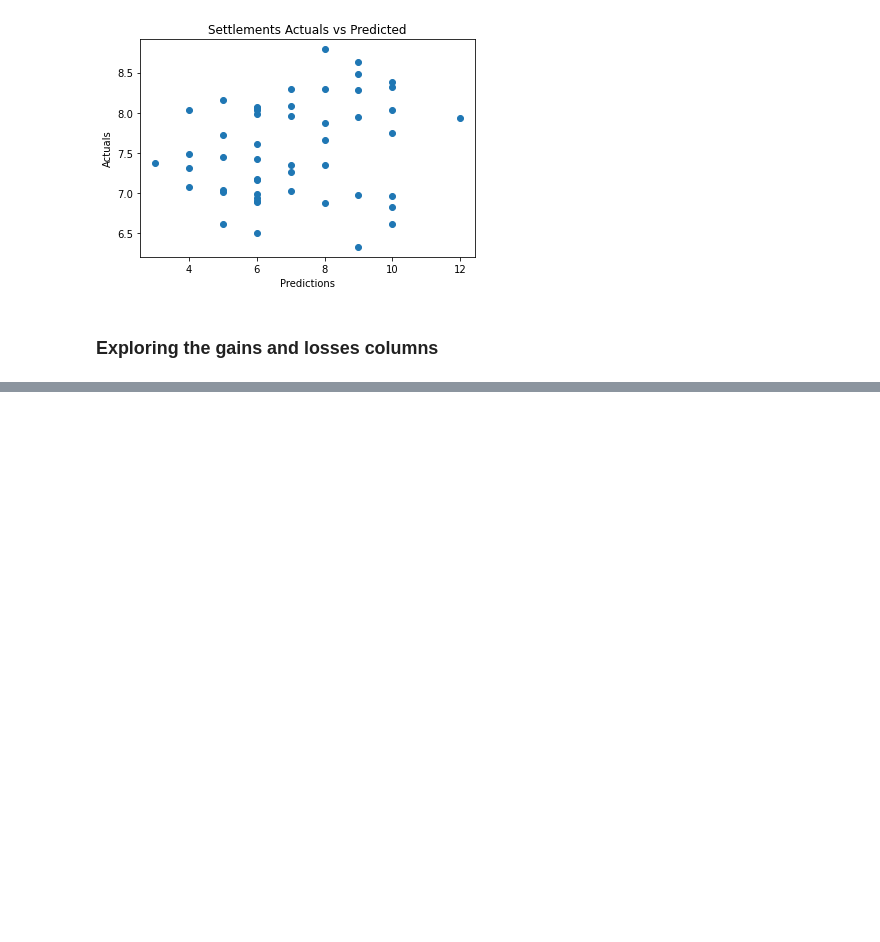
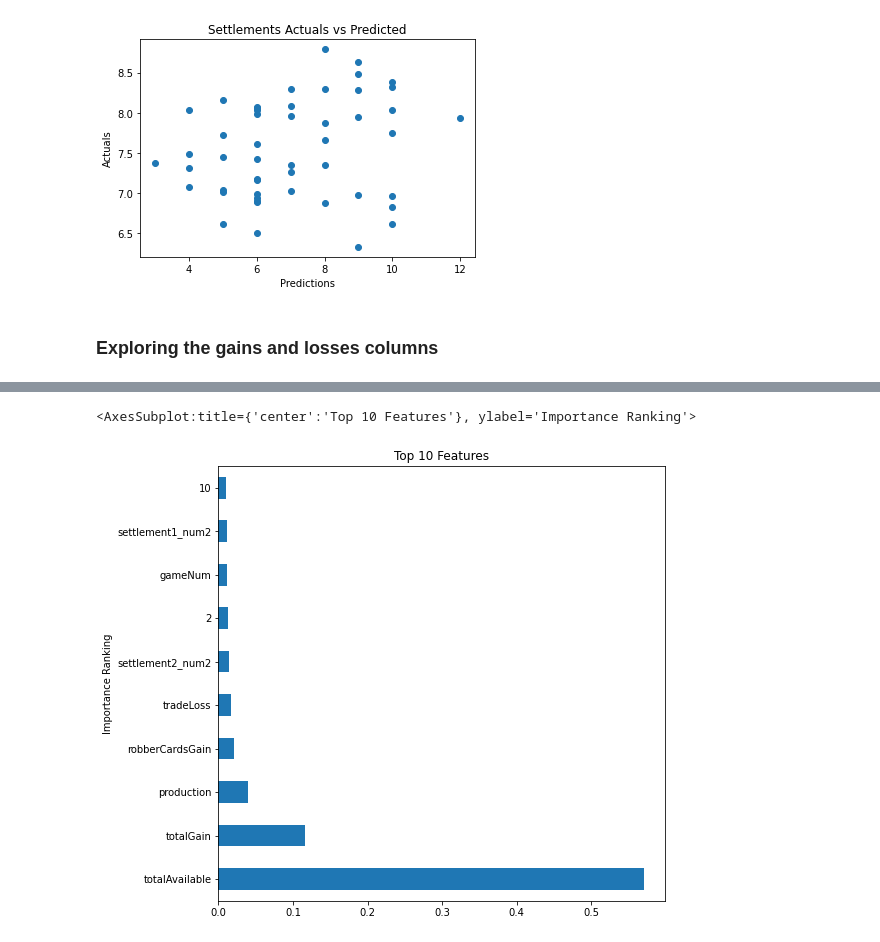
Before and after one commit to okwan91/catanstrategy, a Jupyter notebook: notebooks/Sandbox.ipynb, the cells around one changed output, grey strips where cells are left out. Drawn from its saved outputs; the diff is of its cells as text; code cells hidden in the pictures; blank space fills up the shorter version.

```diff
--- a/notebooks/Sandbox.ipynb
+++ b/notebooks/Sandbox.ipynb
@@ -207,0 +237,6 @@ important_features
+# %%
+y = data['points']
+X = data.drop(['points','player','gameNum','me'], axis = 1)
+X_data = pd.get_dummies(X, columns = ['settlement1_resource1','settlement1_resource2','settlement1_resource3','settlement2_resource1','settlement2_resource2','settlement2_resource3'])
+# %%
+X_train, X_test, y_train, y_test = train_test_split(X_data,y)
@@ -207,0 +260,6 @@ important_features
+# %%
+df_importance = d_model.feature_importances_
+df_names = X_data.columns
+important_fd = pd.DataFrame(df_importance, index = df_names).sort_values(by = 0, ascending = False)
+
+top_10 = important_fd[:10]
@@ -207,0 +280,5 @@ important_features
+# %%
+top_10.plot(kind = 'barh', figsize = (8,8), title = 'Top 10 Features', xlabel = 'Importance Ranking', ylabel = 'Feature', legend = None)
+# %% [output]
+<AxesSubplot:title={'center':'Top 10 Features'}, ylabel='Importance Ranking'>
+[figure, added]
```
Also changed, not shown: parts of 38 cells of this notebook.
